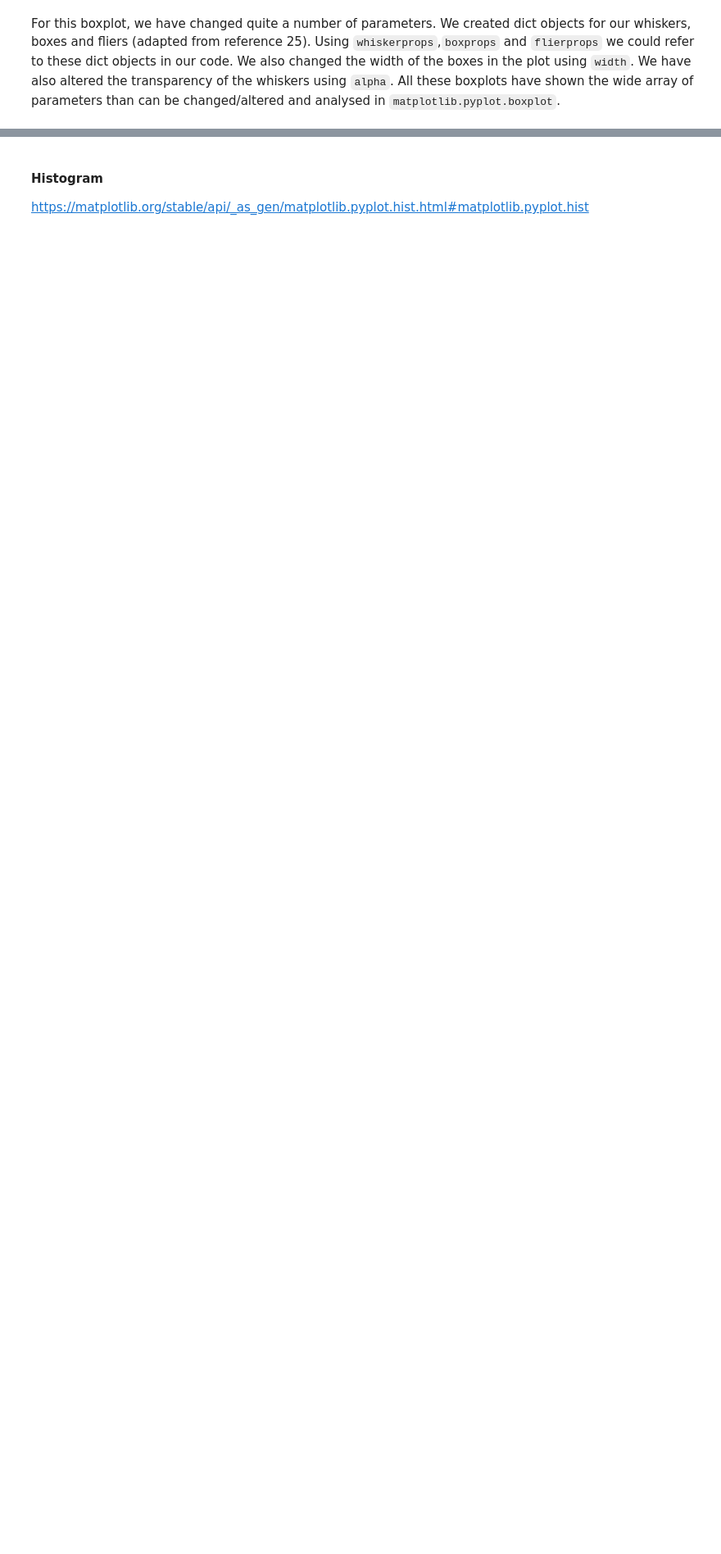
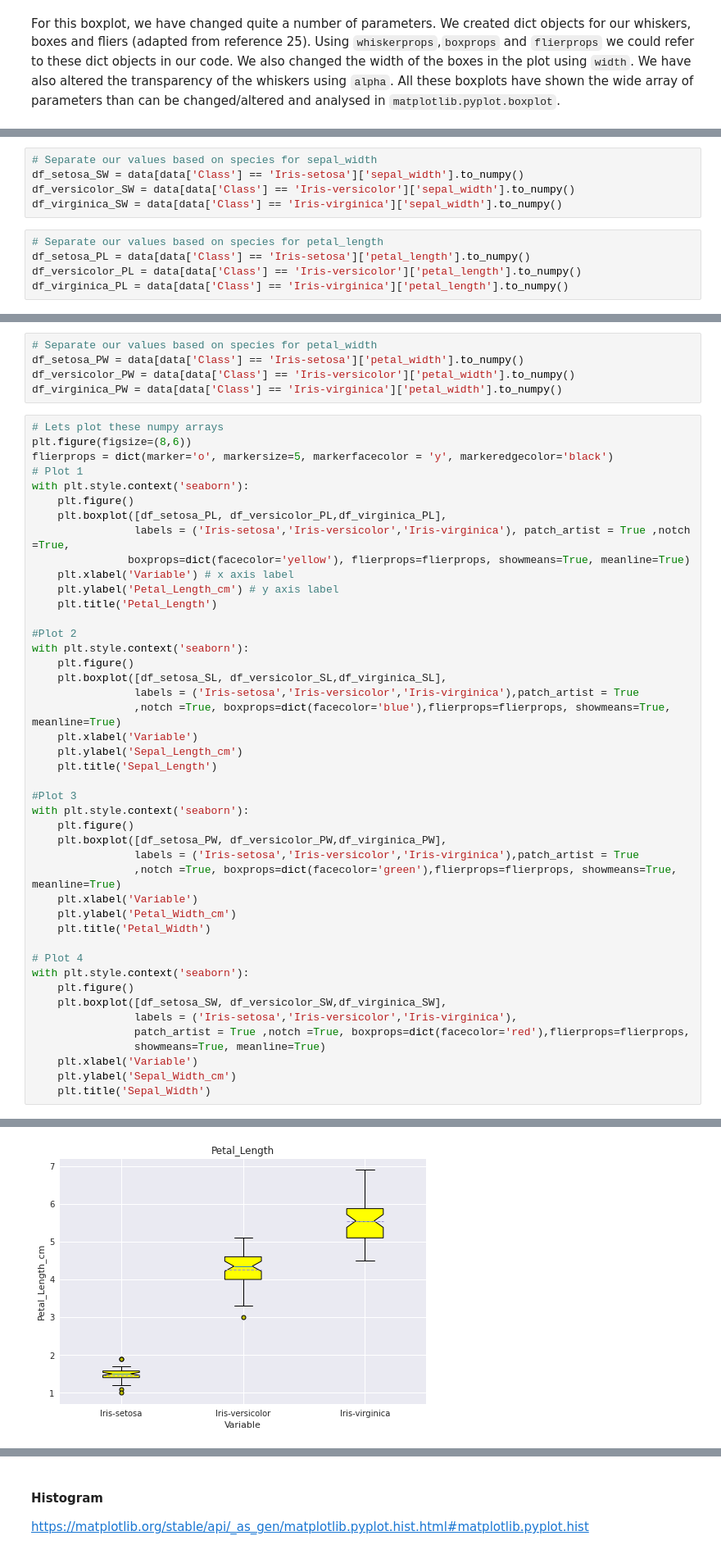
Before and after one commit to conor-mccaffrey/cao-points, a Jupyter notebook: pyplot.ipynb, the cells around one changed output, grey strips where cells are left out. Shown at 82% size. Cells and saved outputs as stored; diff of their text form; blank space fills up the shorter version.

Commit message:
updated README anf finished off boxplots

```diff
--- a/pyplot.ipynb
+++ b/pyplot.ipynb
@@ -381,0 +391,10 @@ For this boxplot, we have changed quite a number of parameters. We created dict
+# %%
+# Separate our values based on species for sepal_width
+df_setosa_SW = data[data['Class'] == 'Iris-setosa']['sepal_width'].to_numpy()
+df_versicolor_SW = data[data['Class'] == 'Iris-versicolor']['sepal_width'].to_numpy()
+df_virginica_SW = data[data['Class'] == 'Iris-virginica']['sepal_width'].to_numpy()
+# %%
+# Separate our values based on species for petal_length
+df_setosa_PL = data[data['Class'] == 'Iris-setosa']['petal_length'].to_numpy()
+df_versicolor_PL = data[data['Class'] == 'Iris-versicolor']['petal_length'].to_numpy()
+df_virginica_PL = data[data['Class'] == 'Iris-virginica']['petal_length'].to_numpy()
@@ -381,0 +406,50 @@ For this boxplot, we have changed quite a number of parameters. We created dict
+# %%
+# Separate our values based on species for petal_width
+df_setosa_PW = data[data['Class'] == 'Iris-setosa']['petal_width'].to_numpy()
+df_versicolor_PW = data[data['Class'] == 'Iris-versicolor']['petal_width'].to_numpy()
+df_virginica_PW = data[data['Class'] == 'Iris-virginica']['petal_width'].to_numpy()
+# %%
+# Lets plot these numpy arrays
+plt.figure(figsize=(8,6))
+flierprops = dict(marker='o', markersize=5, markerfacecolor = 'y', markeredgecolor='black')
+# Plot 1
+with plt.style.context('seaborn'):
+    plt.figure()
+    plt.boxplot([df_setosa_PL, df_versicolor_PL,df_virginica_PL],
+                labels = ('Iris-setosa','Iris-versicolor','Iris-virginica'), patch_artist = True ,notch =True,
+               boxprops=dict(facecolor='yellow'), flierprops=flierprops, showmeans=True, meanline=True)
+    plt.xlabel('Variable') # x axis label
+    plt.ylabel('Petal_Length_cm') # y axis label
+    plt.title('Petal_Length')
+
+#Plot 2
+with plt.style.context('seaborn'):
+    plt.figure()
+    plt.boxplot([df_setosa_SL, df_versicolor_SL,df_virginica_SL],
+                labels = ('Iris-setosa','Iris-versicolor','Iris-virginica'),patch_artist = True
+                ,notch =True, boxprops=dict(facecolor='blue'),flierprops=flierprops, showmeans=True, meanline=True)
+    plt.xlabel('Variable')
+    plt.ylabel('Sepal_Length_cm')
+    plt.title('Sepal_Length')
+
+#Plot 3
+with plt.style.context('seaborn'):
+    plt.figure()
+    plt.boxplot([df_setosa_PW, df_versicolor_PW,df_virginica_PW],
+                labels = ('Iris-setosa','Iris-versicolor','Iris-virginica'),patch_artist = True
+                ,notch =True, boxprops=dict(facecolor='green'),flierprops=flierprops, showmeans=True, meanline=True)
+    plt.xlabel('Variable')
+    plt.ylabel('Petal_Width_cm')
+    plt.title('Petal_Width')
+
+# Plot 4
+with plt.style.context('seaborn'):
+    plt.figure()
+    plt.boxplot([df_setosa_SW, df_versicolor_SW,df_virginica_SW],
+                labels = ('Iris-setosa','Iris-versicolor','Iris-virginica'),
+                patch_artist = True ,notch =True, boxprops=dict(facecolor='red'),flierprops=flierprops,
+                showmeans=True, meanline=True)
+    plt.xlabel('Variable')
+    plt.ylabel('Sepal_Width_cm')
+    plt.title('Sepal_Width')
+# %% [output]
@@ -381,0 +457 @@ For this boxplot, we have changed quite a number of parameters. We created dict
+[figure, added]
```
Also changed, not shown: parts of 16 cells of this notebook, 8 other files.
